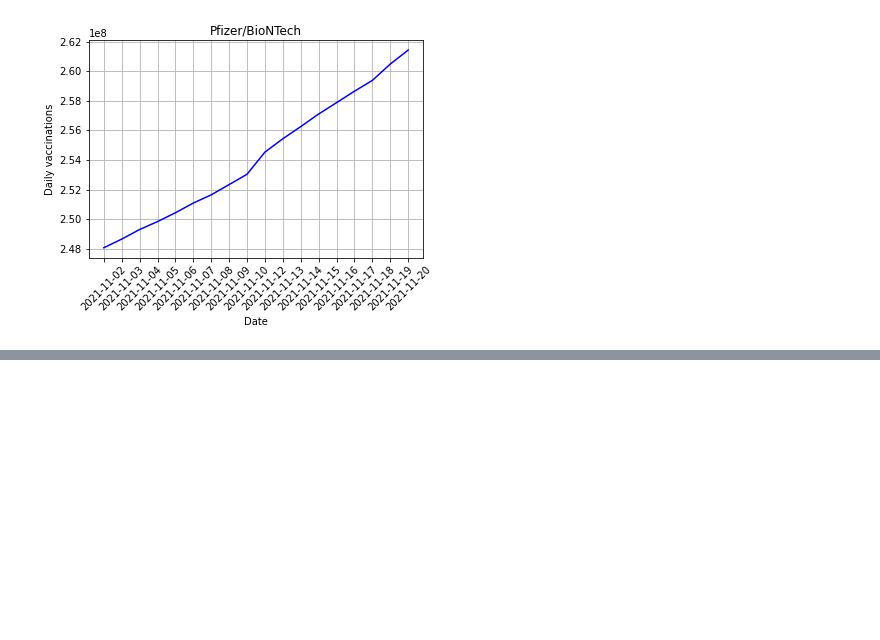
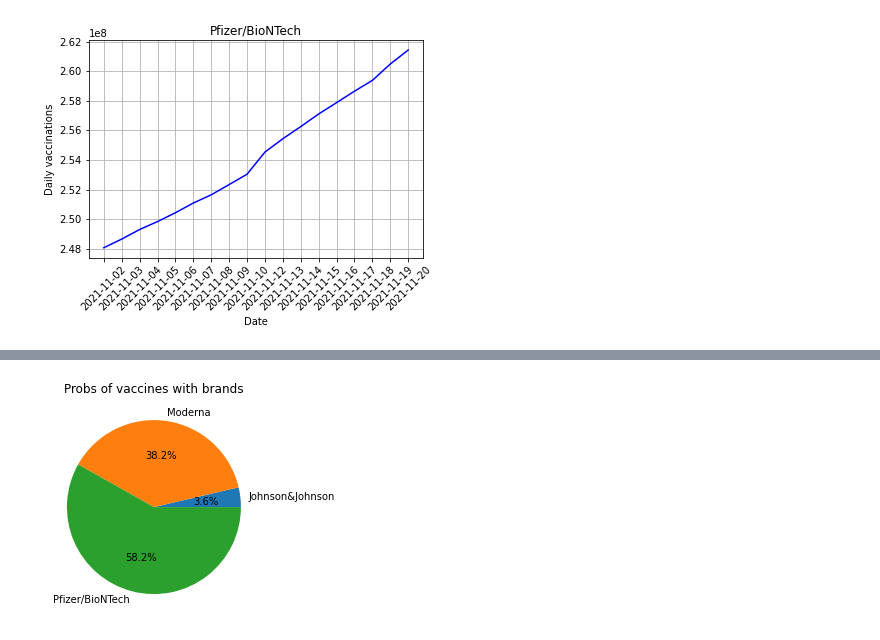
Before and after one commit to theQuert/inlpfun, a Jupyter notebook: Demo/Sentiment_Analysis_of_Covid19_Vaccination_tweets.ipynb, the cells around one changed output, grey strips where cells are left out. Drawn from its saved outputs; the diff is of its cells as text; code cells hidden in the pictures; blank space fills up the shorter version.

```diff
--- a/Demo/Sentiment_Analysis_of_Covid19_Vaccination_tweets.ipynb
+++ b/Demo/Sentiment_Analysis_of_Covid19_Vaccination_tweets.ipynb
@@ -1171,0 +1203,14 @@ plt.show()
+# %%
+sel_jj.head()
+row = sel_jj.shape[0]-1
+sel_jj_total = sel_jj.iloc[row, 3]
+sel_moderna_total = sel_moderna.iloc[row, 3]
+sel_pfizer_total = sel_pfizer.iloc[row, 3]
+# %%
+labels = ['Johnson&Johnson', 'Moderna', 'Pfizer/BioNTech']
+size = [sel_jj_total, sel_moderna_total, sel_pfizer_total]
+plt.pie(size , labels = labels,autopct='%1.1f%%')
+plt.title('Probs of vaccines with brands')
+plt.show()
+# %% [output]
+[figure, added]
```
Also changed, not shown: parts of 28 cells of this notebook.
